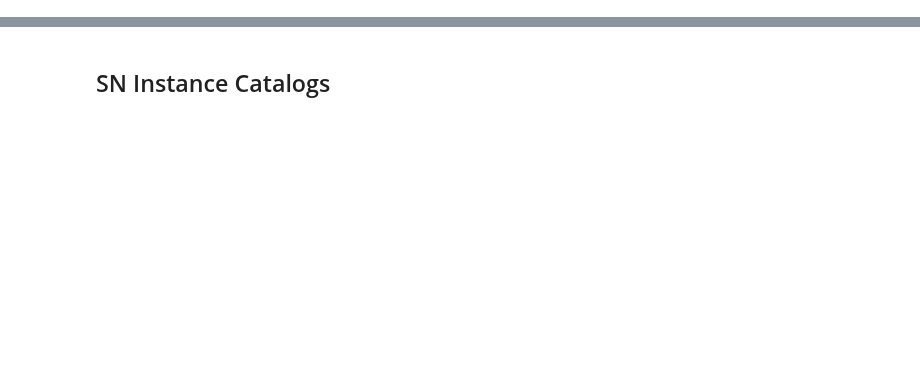
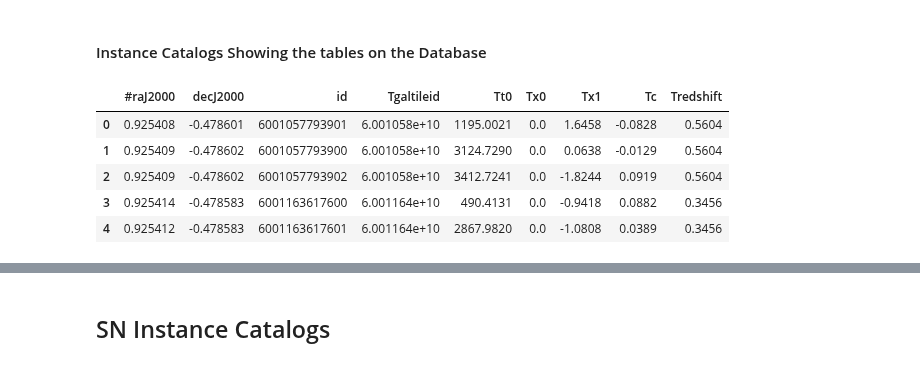
Before and after one commit to lsst-sims/legacy_sims_catUtils, a Jupyter notebook: examples/Using_SNModels_dbObj.ipynb, the cells around one changed output, grey strips where cells are left out. Saved outputs shown, nothing was run; the diff lists cells and outputs as text; code cells hidden in the pictures; blank space fills up the shorter version.

```diff
--- a/examples/Using_SNModels_dbObj.ipynb
+++ b/examples/Using_SNModels_dbObj.ipynb
@@ -60,3 +156,5 @@ print (TwinklesObsMetaDataSmall.pointingRA, TwinklesObsMetaDataSmall2.pointingRA
+# %% [markdown]
+####  Instance Catalogs Showing the tables on the Database
 # %%
 class TSNCopy(InstanceCatalog):
 
@@ -67,6 +165,15 @@ Ttsmall = TSNCopy(db_obj=s, obs_metadata=TwinklesObsMetaDataSmall)
 Ttsmall.write_catalog('TTwinklesSN.dat')
 # %%
 TTSNdf = pd.read_csv('TTwinklesSN.dat', sep=',\s+')
+# %%
+TTSNdf.head()
+# %% [output]
+|  | #raJ2000 | decJ2000 | id | Tgaltileid | Tt0 | Tx0 | Tx1 | Tc | Tredshift |
+| 0 | 0.925408 | -0.478601 | 6001057793901 | 6.001058e+10 | 1195.0021 | 0.0 | 1.6458 | -0.0828 | 0.5604 |
+| 1 | 0.925409 | -0.478602 | 6001057793900 | 6.001058e+10 | 3124.7290 | 0.0 | 0.0638 | -0.0129 | 0.5604 |
+| 2 | 0.925409 | -0.478602 | 6001057793902 | 6.001058e+10 | 3412.7241 | 0.0 | -1.8244 | 0.0919 | 0.5604 |
+| 3 | 0.925414 | -0.478583 | 6001163617600 | 6.001164e+10 | 490.4131 | 0.0 | -0.9418 | 0.0882 | 0.3456 |
+| 4 | 0.925412 | -0.478583 | 6001163617601 | 6.001164e+10 | 2867.9820 | 0.0 | -1.0808 | 0.0389 | 0.3456 |
 # %%
 fig, ax = plt.subplots()
 ax.hexbin(np.degrees(TTSNdf['#raJ2000']), np.degrees(TTSNdf.decJ2000))
```
Also changed, not shown: parts of 48 cells of this notebook.
